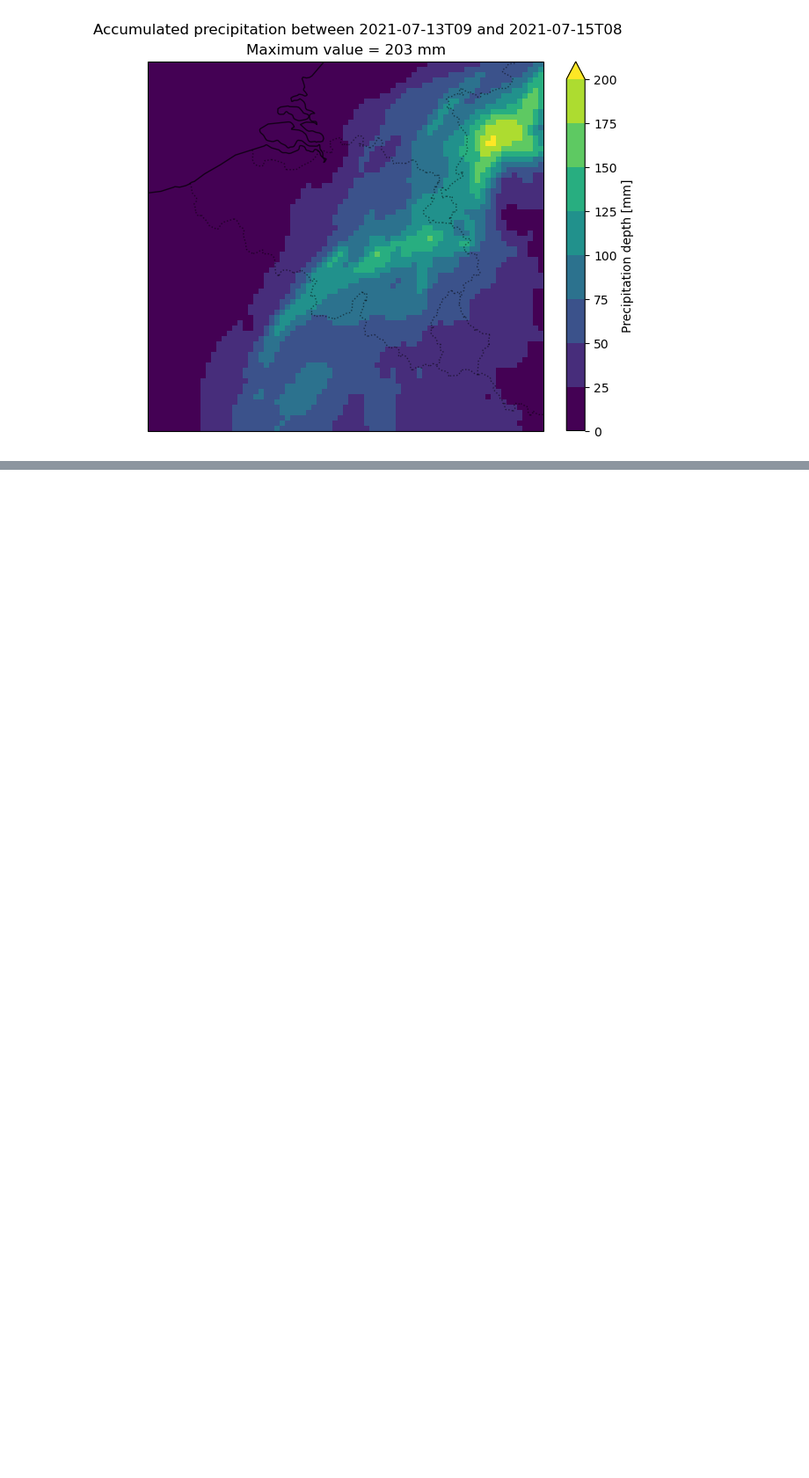
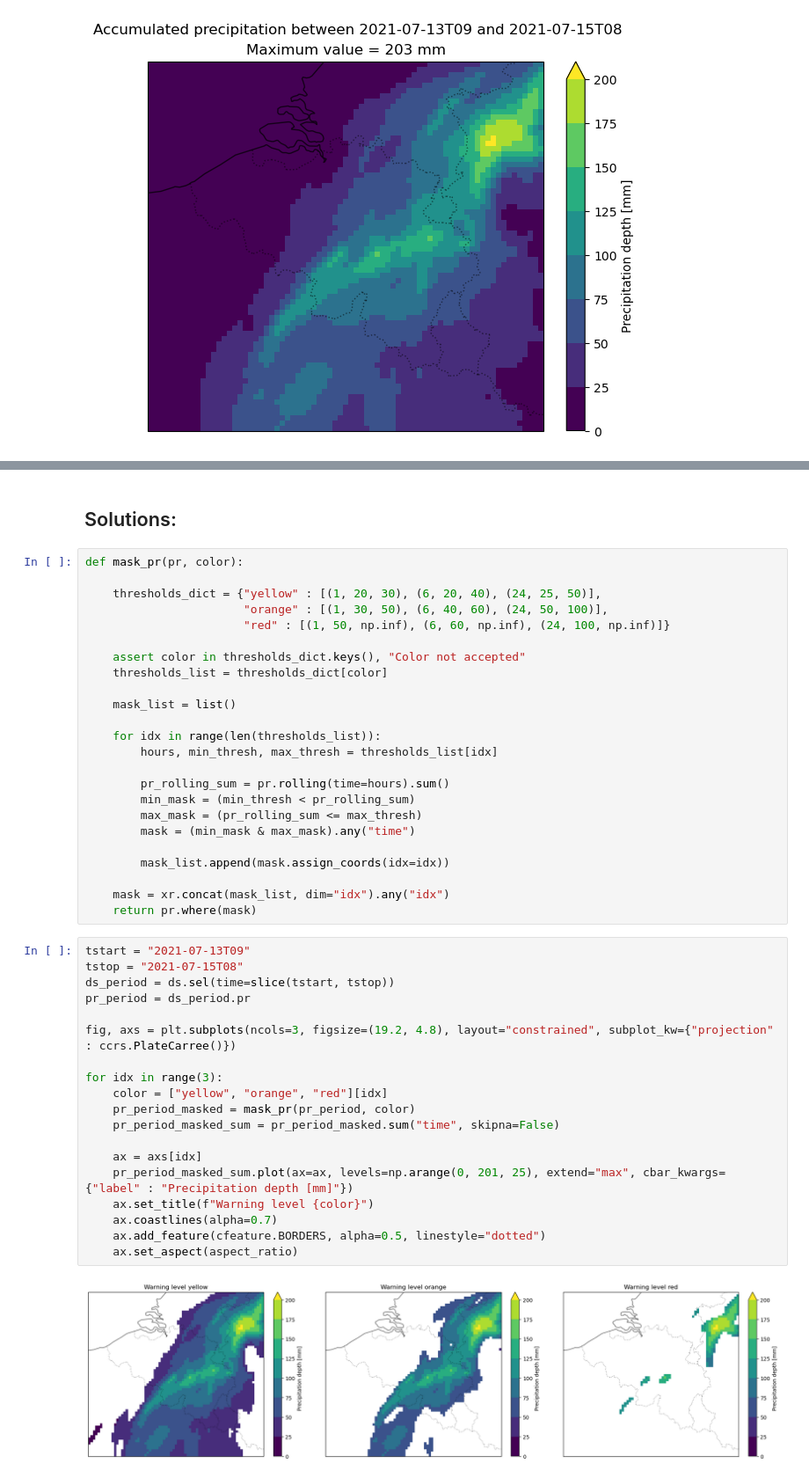
Before and after one commit to wdewettin/AtmCompPhys, a Jupyter notebook: notebooks/explore_Vesder_case_official.ipynb, the cells around one changed output, grey strips where cells are left out. Shown: that part at 88% size. Drawn from its saved outputs; the diff is of its cells as text; blank space fills up the shorter version.

```diff
--- a/notebooks/explore_Vesder_case_official.ipynb
+++ b/notebooks/explore_Vesder_case_official.ipynb
@@ -249,0 +258,47 @@ plt.show()
+# %% [markdown]
+## Solutions:
+# %%
+def mask_pr(pr, color):
+
+    thresholds_dict = {"yellow" : [(1, 20, 30), (6, 20, 40), (24, 25, 50)],
+                       "orange" : [(1, 30, 50), (6, 40, 60), (24, 50, 100)],
+                       "red" : [(1, 50, np.inf), (6, 60, np.inf), (24, 100, np.inf)]}
+
+    assert color in thresholds_dict.keys(), "Color not accepted"
+    thresholds_list = thresholds_dict[color]
+
+    mask_list = list()
+
+    for idx in range(len(thresholds_list)):
+        hours, min_thresh, max_thresh = thresholds_list[idx]
+
+        pr_rolling_sum = pr.rolling(time=hours).sum()
+        min_mask = (min_thresh < pr_rolling_sum)
+        max_mask = (pr_rolling_sum <= max_thresh)
+        mask = (min_mask & max_mask).any("time")
+
+        mask_list.append(mask.assign_coords(idx=idx))
+
+    mask = xr.concat(mask_list, dim="idx").any("idx")
+    return pr.where(mask)
+# %%
+tstart = "2021-07-13T09"
+tstop = "2021-07-15T08"
+ds_period = ds.sel(time=slice(tstart, tstop))
+pr_period = ds_period.pr
+
+fig, axs = plt.subplots(ncols=3, figsize=(19.2, 4.8), layout="constrained", subplot_kw={"projection" : ccrs.PlateCarree()})
+
+for idx in range(3):
+    color = ["yellow", "orange", "red"][idx]
+    pr_period_masked = mask_pr(pr_period, color)
+    pr_period_masked_sum = pr_period_masked.sum("time", skipna=False)
+
+    ax = axs[idx]
+    pr_period_masked_sum.plot(ax=ax, levels=np.arange(0, 201, 25), extend="max", cbar_kwargs={"label" : "Precipitation depth [mm]"})
+    ax.set_title(f"Warning level {color}")
+    ax.coastlines(alpha=0.7)
+    ax.add_feature(cfeature.BORDERS, alpha=0.5, linestyle="dotted")
+    ax.set_aspect(aspect_ratio)
+# %% [output]
+[figure, added]
```
Also changed, not shown: parts of 16 cells of this notebook.
